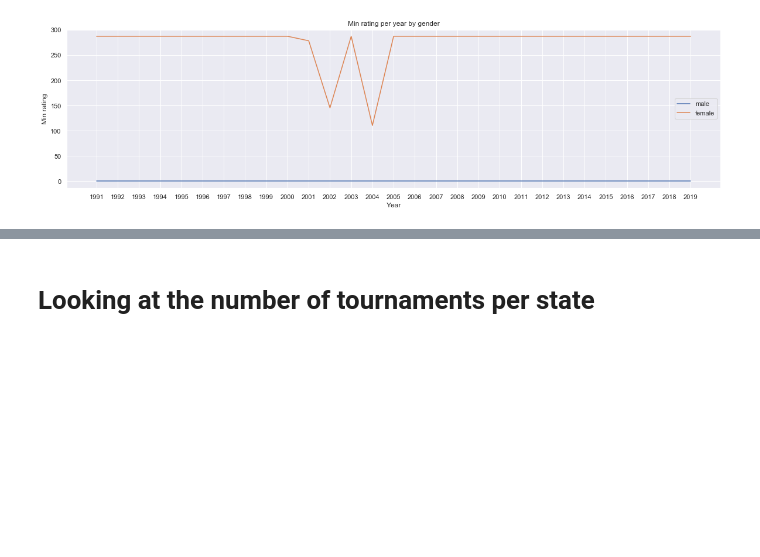
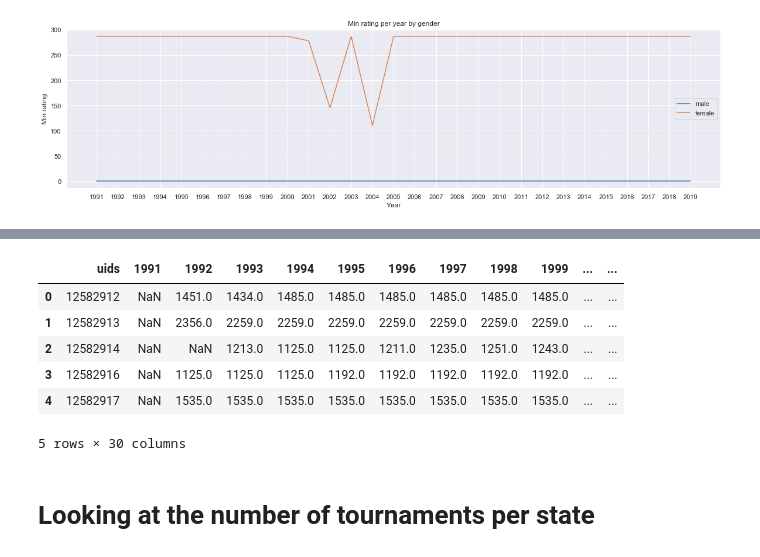
Before and after one commit to AstroBoy1/chess-ds, a Jupyter notebook: chess_exploration.ipynb, the cells around one changed output, grey strips where cells are left out. Cells and saved outputs as stored; diff of their text form; code cells hidden in the pictures; blank space fills up the shorter version.

```diff
--- a/chess_exploration.ipynb
+++ b/chess_exploration.ipynb
@@ -587,0 +606,5 @@ plt.legend()
+# %%
+ratings = [[] for _ in range(len(df_aggs['date']))]
+# %%
+for i in range(len(df_aggs['date'])):
+    ratings[i] = df_aggs.iloc[i, 1:].values
@@ -587,0 +631,16 @@ plt.legend()
+# %%
+uid_date_ratings = pd.DataFrame()
+# %%
+uid_date_ratings['uids'] = df_aggs.columns[1:]
+for i in range(len(df_aggs['date'])):
+    uid_date_ratings[df_aggs['date'][i]] = ratings[i]
+# %%
+uid_date_ratings.head()
+# %% [output]
+|  | uids | 1991 | 1992 | 1993 | 1994 | 1995 | 1996 | 1997 | 1998 | 1999 | ... | ... |
+| 0 | 12582912 | NaN | 1451.0 | 1434.0 | 1485.0 | 1485.0 | 1485.0 | 1485.0 | 1485.0 | 1485.0 | ... | ... |
+| 1 | 12582913 | NaN | 2356.0 | 2259.0 | 2259.0 | 2259.0 | 2259.0 | 2259.0 | 2259.0 | 2259.0 | ... | ... |
+| 2 | 12582914 | NaN | NaN | 1213.0 | 1125.0 | 1125.0 | 1211.0 | 1235.0 | 1251.0 | 1243.0 | ... | ... |
+| 3 | 12582916 | NaN | 1125.0 | 1125.0 | 1125.0 | 1192.0 | 1192.0 | 1192.0 | 1192.0 | 1192.0 | ... | ... |
+| 4 | 12582917 | NaN | 1535.0 | 1535.0 | 1535.0 | 1535.0 | 1535.0 | 1535.0 | 1535.0 | 1535.0 | ... | ... |
+5 rows × 30 columns
```
Also changed, not shown: parts of 7 cells of this notebook, 1 other file.
